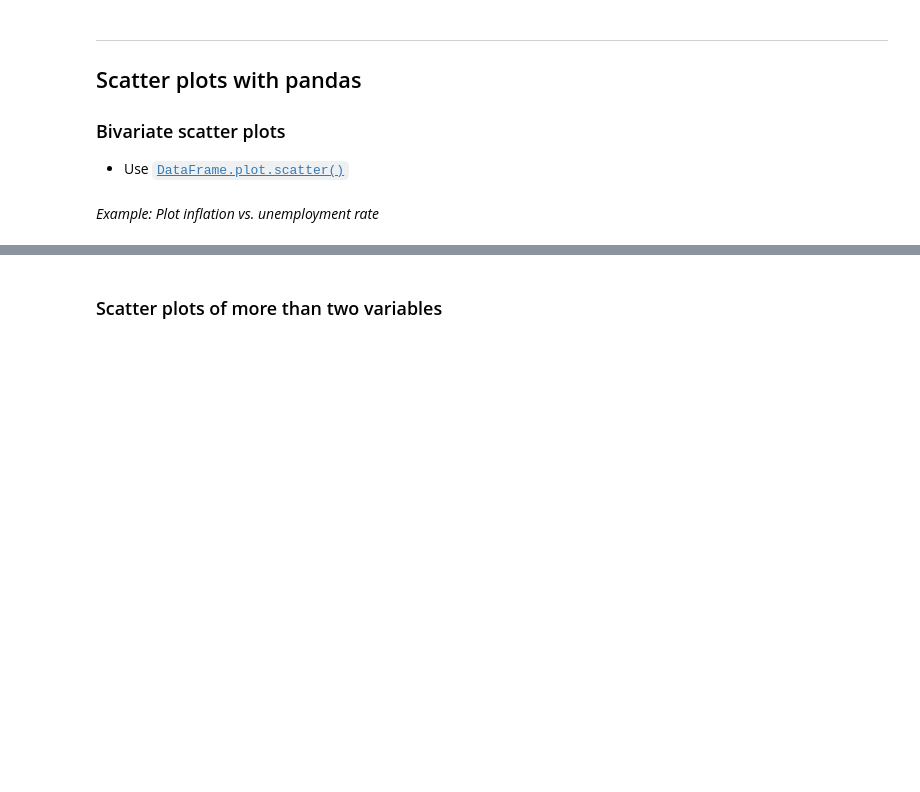
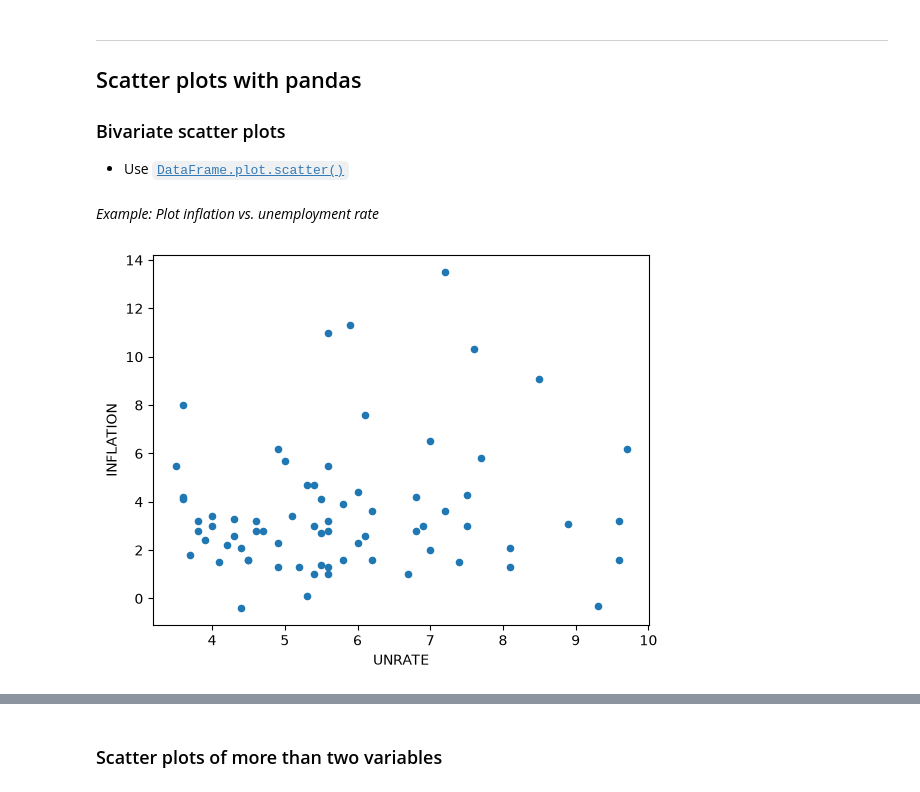
Before and after one commit to pl0gen/TECH2-H26, a Jupyter notebook: lectures/lecture3/lecture3_EMH_Test.ipynb, the cells around one changed output, grey strips where cells are left out. Saved outputs shown, nothing was run; the diff lists cells and outputs as text; code cells hidden in the pictures; blank space fills up the shorter version.

```diff
--- a/lectures/lecture3/lecture3_EMH_Test.ipynb
+++ b/lectures/lecture3/lecture3_EMH_Test.ipynb
@@ -618,6 +618,12 @@ df.plot()
 # %%
 # Path to annual FRED data; DATA_PATH variable was defined above!
 filepath = f'{DATA_PATH}/FRED/FRED_annual.csv'
 
 # Read CSV data
 df = pd.read_csv(filepath, sep=',')
+_ = df.plot.scatter(
+    x='UNRATE',  # plot unemployment rate on x-axis
+    y='INFLATION' #plot inflation rate on y-axis
+)
+# %% [output]
+[figure, added]
```
Also changed, not shown: parts of 4 cells of this notebook.
